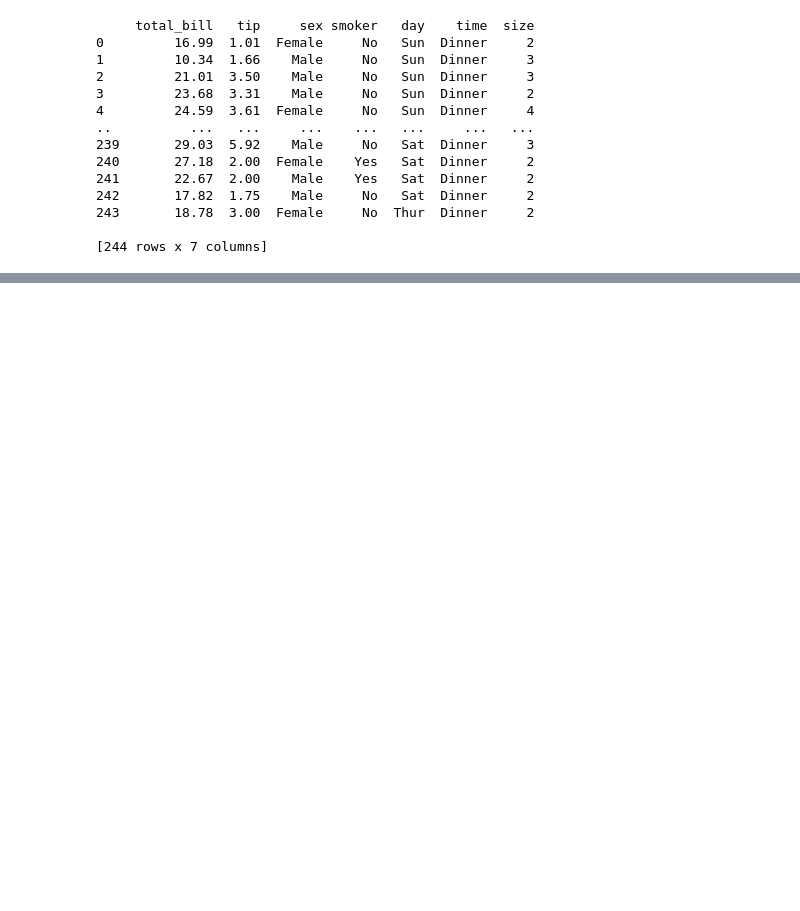
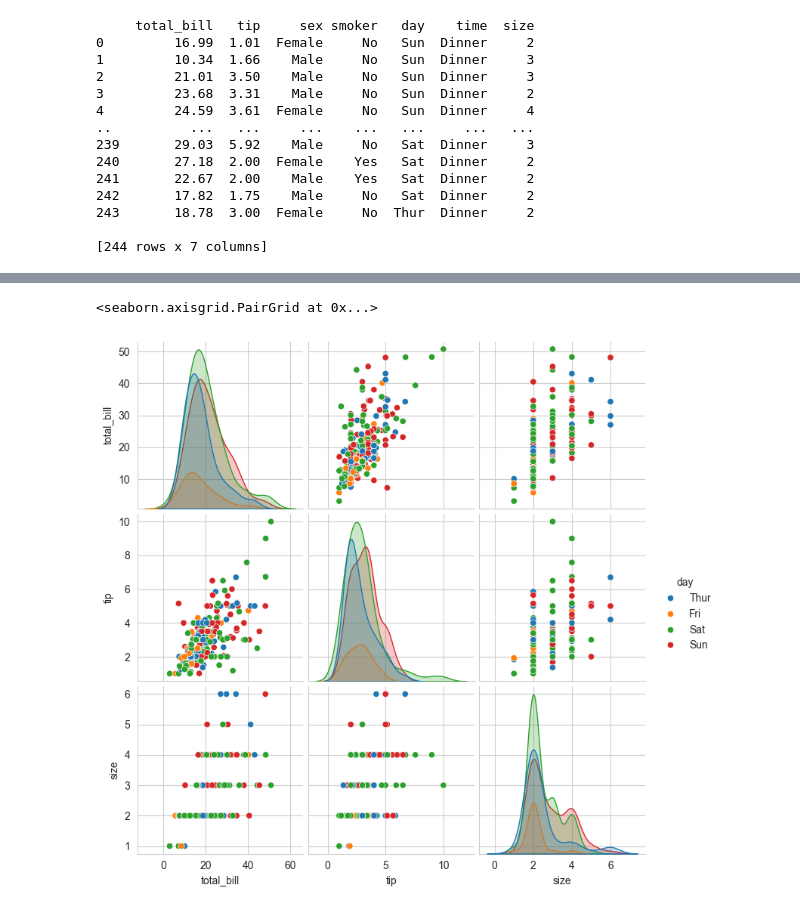
Before and after one commit to lsteine49/visualization, a Jupyter notebook: 02_activities/assignments/participation/assignment-1-code-29jan26.ipynb, the cells around one changed output, grey strips where cells are left out. Drawn from its saved outputs; the diff is of its cells as text; code cells hidden in the pictures; blank space fills up the shorter version.

```diff
--- a/02_activities/assignments/participation/assignment-1-code-29jan26.ipynb
+++ b/02_activities/assignments/participation/assignment-1-code-29jan26.ipynb
@@ -49,0 +75,7 @@ tipgraph.set(title='Tips vs. Total Bill',
+# %%
+sns.pairplot(
+      data = tips,
+      hue = 'day')
+# %% [output]
+<seaborn.axisgrid.PairGrid at 0x...>
+[figure, added]
```
Also changed, not shown: parts of 14 cells of this notebook.
